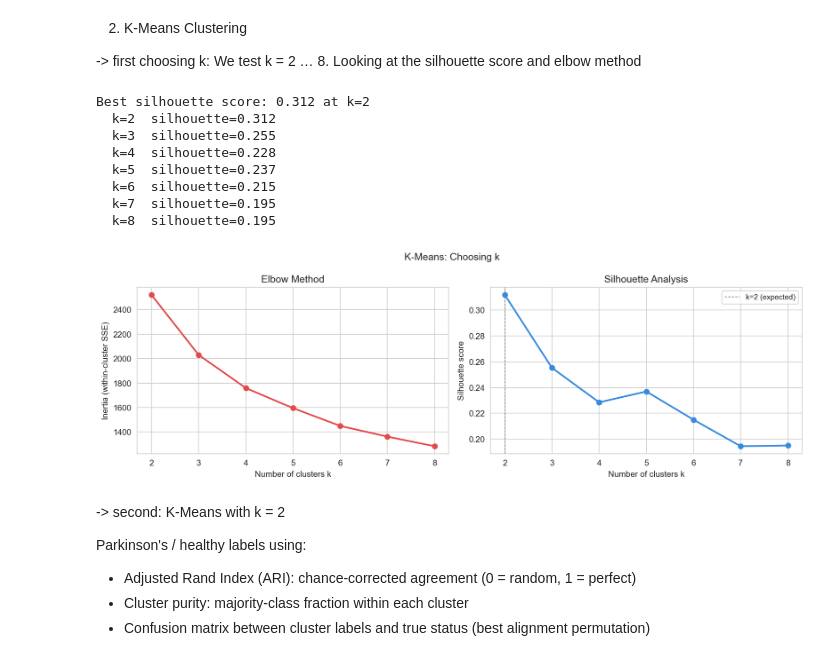
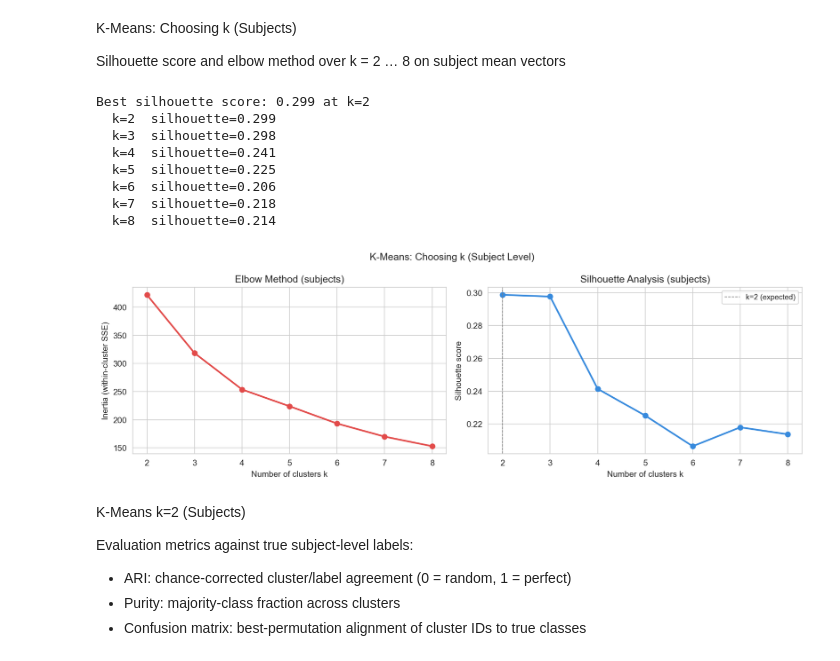
Before and after one commit to nataliia-stempkovska/FoDS-Parkinson-Disease-Dataset, a Jupyter notebook: models/unsupervised-ml/clustering_analysis.ipynb, the cells around one changed output. Drawn from its saved outputs; the diff is of its cells as text; code cells hidden in the pictures.

```diff
--- a/models/unsupervised-ml/clustering_analysis.ipynb
+++ b/models/unsupervised-ml/clustering_analysis.ipynb
@@ -220,59 +181,58 @@ plt.show()
-# %% [markdown]
-2. K-Means Clustering
-
--> first choosing k:
-We test k = 2 … 8. Looking at the silhouette score and elbow method
+# %% [markdown]
+K-Means: Choosing k (Subjects)
+
+Silhouette score and elbow method over k = 2 … 8 on subject mean vectors
 # %%
-k_range     = range(2, 9)
-inertias    = []
-silhouettes = []
+k_range_subj     = range(2, 9)
+inertias_subj    = []
+silhouettes_subj = []
 
-for k in k_range:
+for k in k_range_subj:
     km = KMeans(n_clusters=k, random_state=42, n_init=20)
-    labels = km.fit_predict(X_scaled)
-    inertias.append(km.inertia_)
-    silhouettes.append(silhouette_score(X_scaled, labels))
+    labels = km.fit_predict(X_scaled_subj)
+    inertias_subj.append(km.inertia_)
+    silhouettes_subj.append(silhouette_score(X_scaled_subj, labels))
 
 fig, axes = plt.subplots(1, 2, figsize=(12, 4))
 
-axes[0].plot(list(k_range), inertias, 'o-', color=PALETTE["PD"], linewidth=2)
+axes[0].plot(list(k_range_subj), inertias_subj, 'o-', color=PALETTE["PD"], linewidth=2)
 axes[0].set_xlabel('Number of clusters k')
 axes[0].set_ylabel('Inertia (within-cluster SSE)')
-axes[0].set_title('Elbow Method')
-axes[0].set_xticks(list(k_range))
+axes[0].set_title('Elbow Method (subjects)')
+axes[0].set_xticks(list(k_range_subj))
 
-axes[1].plot(list(k_range), silhouettes, 'o-', color=PALETTE["Healthy"], linewidth=2)
+axes[1].plot(list(k_range_subj), silhouettes_subj, 'o-', color=PALETTE["Healthy"], linewidth=2)
 axes[1].axvline(2, color='grey', linestyle='--', linewidth=0.8, label='k=2 (expected)')
 axes[1].set_xlabel('Number of clusters k')
 axes[1].set_ylabel('Silhouette score')
-axes[1].set_title('Silhouette Analysis')
-axes[1].set_xticks(list(k_range))
+axes[1].set_title('Silhouette Analysis (subjects)')
+axes[1].set_xticks(list(k_range_subj))
 axes[1].legend(fontsize=9)
 
-best_k = list(k_range)[np.argmax(silhouettes)]
-print(f'Best silhouette score: {max(silhouettes):.3f} at k={best_k}')
-for k, s in zip(k_range, silhouettes):
+best_k_subj = list(k_range_subj)[np.argmax(silhouettes_subj)]
+print(f'Best silhouette score: {max(silhouettes_subj):.3f} at k={best_k_subj}')
+for k, s in zip(k_range_subj, silhouettes_subj):
     print(f'  k={k}  silhouette={s:.3f}')
 
-fig.suptitle('K-Means: Choosing k', fontsize=12)
+fig.suptitle('K-Means: Choosing k (Subject Level)', fontsize=12)
 plt.tight_layout()
-plt.savefig('outputs/clustering_silhouette.png', dpi=200, bbox_inches='tight')
+plt.savefig('outputs/clustering_silhouette_subject.png', dpi=200, bbox_inches='tight')
 plt.show()
 # %% [output]
-Best silhouette score: 0.312 at k=2
-  k=2  silhouette=0.312
-  k=3  silhouette=0.255
-  k=4  silhouette=0.228
-  k=5  silhouette=0.237
-  k=6  silhouette=0.215
-  k=7  silhouette=0.195
-  k=8  silhouette=0.195
+Best silhouette score: 0.299 at k=2
+  k=2  silhouette=0.299
+  k=3  silhouette=0.298
+  k=4  silhouette=0.241
+  k=5  silhouette=0.225
+  k=6  silhouette=0.206
+  k=7  silhouette=0.218
+  k=8  silhouette=0.214
-[figure, old version]
+[figure, new version]
 # %% [markdown]
--> second: K-Means with k = 2
+K-Means k=2 (Subjects)
 
-Parkinson's / healthy labels using:
-- Adjusted Rand Index (ARI): chance-corrected agreement (0 = random, 1 = perfect)
-- Cluster purity: majority-class fraction within each cluster
-- Confusion matrix between cluster labels and true status (best alignment permutation)
+Evaluation metrics against true subject-level labels:
+- ARI: chance-corrected cluster/label agreement (0 = random, 1 = perfect)
+- Purity: majority-class fraction across clusters
+- Confusion matrix: best-permutation alignment of cluster IDs to true classes
 # %%
```
Also changed, not shown: parts of 17 cells of this notebook, 4 other files.
